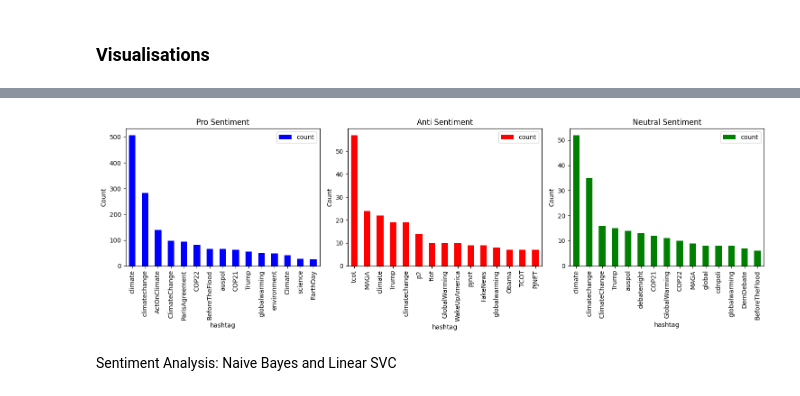
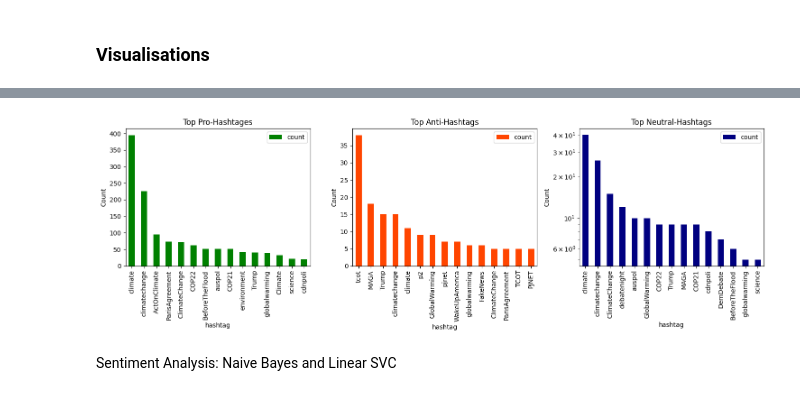
Before and after one commit to ramya1907/climate-change-tweets-analysis, a Jupyter notebook: climate_change_stance_analysis.ipynb, the cells around one changed output, grey strips where cells are left out. Cells and saved outputs as stored; diff of their text form; code cells hidden in the pictures.

Commit message:
Added test dataset and updated chart colors

```diff
--- a/climate_change_stance_analysis.ipynb
+++ b/climate_change_stance_analysis.ipynb
@@ -118,0 +101,10 @@ df.dropna(subset=['label'], inplace=True)
+# %%
+print(len(df))
+'''
+Initializing a dataframe to store tweets awaiting classification labels
+based on the selected model.
+'''
+test_df = df['og_tweet'].sample(n=7500, random_state=42)
+
+# Remove selected tweets from the DataFrame
+df = df.drop(test_df.index)
@@ -309,21 +303,22 @@ plt.show()
 # %%
 # Hashtag frequency visualisation
 fig, axes = plt.subplots(nrows=1, ncols=3, figsize=(15, 5))
+plt.yscale('log')
 
 # Plot top hashtags for each sentiment category
-pro_hashtags.set_index('hashtag').plot(kind='bar', ax=axes[0], color='blue', title='Pro Sentiment')
+pro_hashtags.set_index('hashtag').plot(kind='bar', ax=axes[0], color='green', title='Top Pro-Hashtages')
 axes[0].set_ylabel('Count')
 
-anti_hashtags.set_index('hashtag').plot(kind='bar', ax=axes[1], color='red', title='Anti Sentiment')
+anti_hashtags.set_index('hashtag').plot(kind='bar', ax=axes[1], color='orangered', title='Top Anti-Hashtags')
 axes[1].set_ylabel('Count')
 
-neutral_hashtags.set_index('hashtag').plot(kind='bar', ax=axes[2], color='green', title='Neutral Sentiment')
+neutral_hashtags.set_index('hashtag').plot(kind='bar', ax=axes[2], color='navy', title='Top Neutral-Hashtags')
 axes[2].set_ylabel('Count')
 
 plt.tight_layout()
 plt.show()
 # %% [output]
-[figure, old version]
+[figure, new version]
 # %% [markdown]
 Sentiment Analysis: Naive Bayes and Linear SVC
 # %%
```
Also changed, not shown: parts of 17 cells of this notebook.
